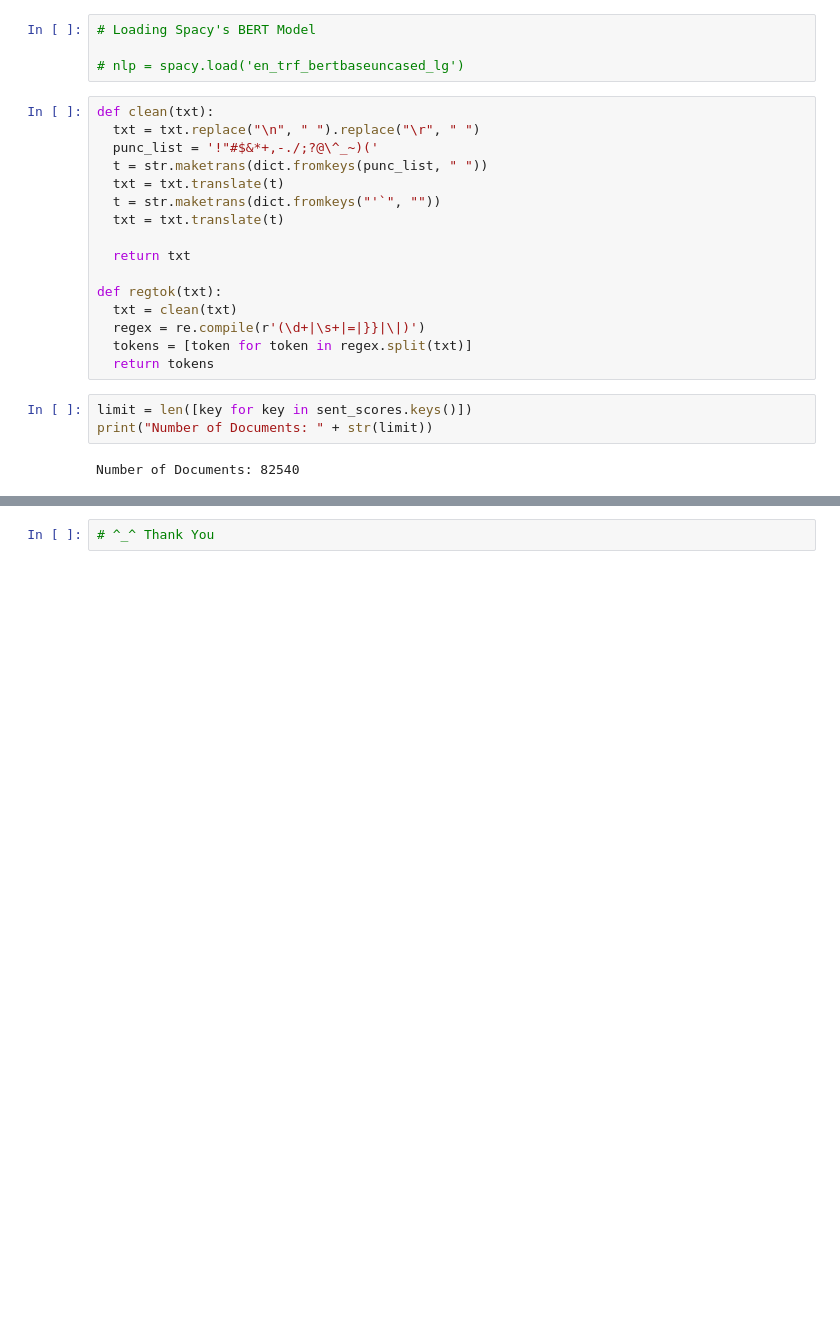
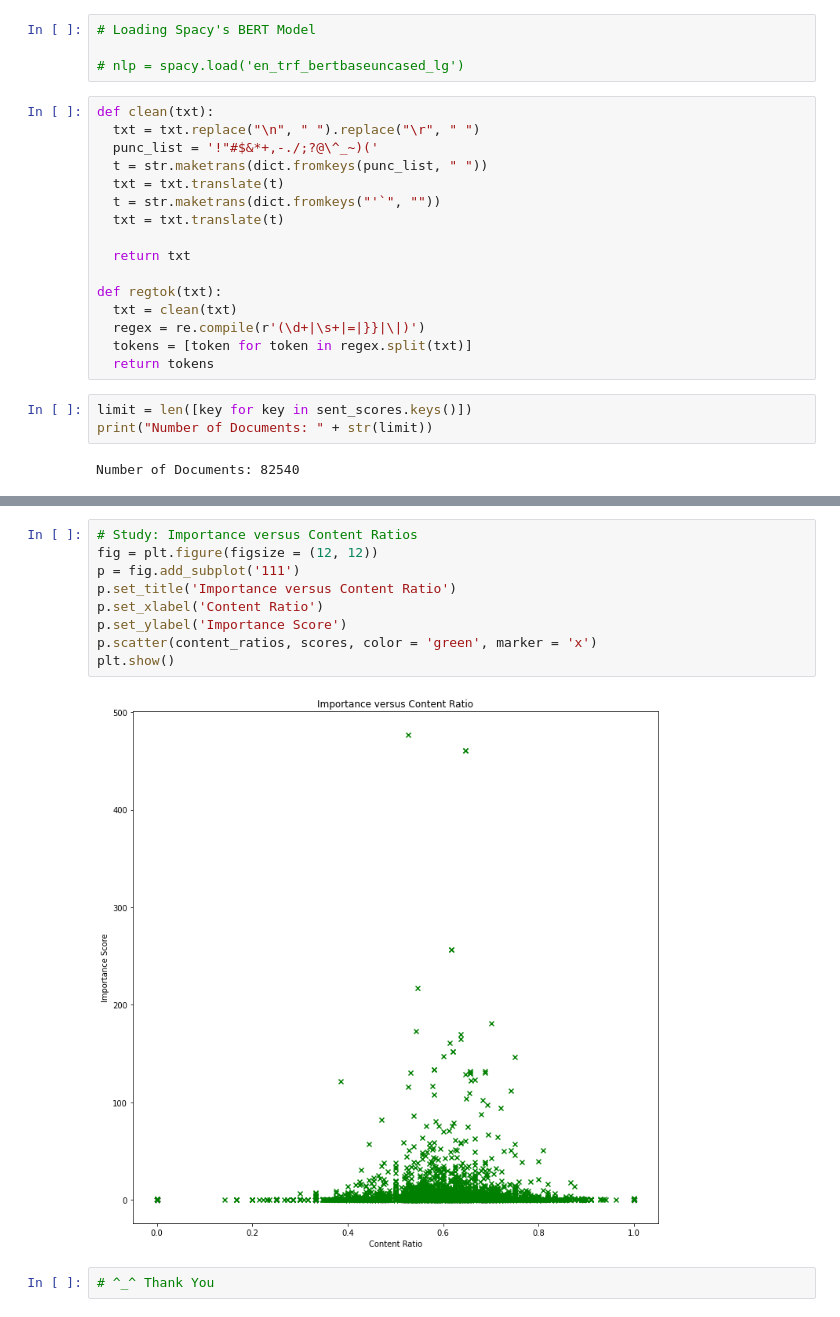
Before and after one commit to sayarghoshroy/relevance-paradox, a Jupyter notebook: experiments.ipynb, the cells around one changed output, grey strips where cells are left out. Cells and saved outputs as stored; diff of their text form; blank space fills up the shorter version.

```diff
--- a/experiments.ipynb
+++ b/experiments.ipynb
@@ -107,2 +145,13 @@ plt.show()
+# %%
+# Study: Importance versus Content Ratios
+fig = plt.figure(figsize = (12, 12))
+p = fig.add_subplot('111')
+p.set_title('Importance versus Content Ratio')
+p.set_xlabel('Content Ratio')
+p.set_ylabel('Importance Score')
+p.scatter(content_ratios, scores, color = 'green', marker = 'x')
+plt.show()
+# %% [output]
+[figure, added]
 # %%
 # ^_^ Thank You
```
Also changed, not shown: parts of 5 cells of this notebook.
